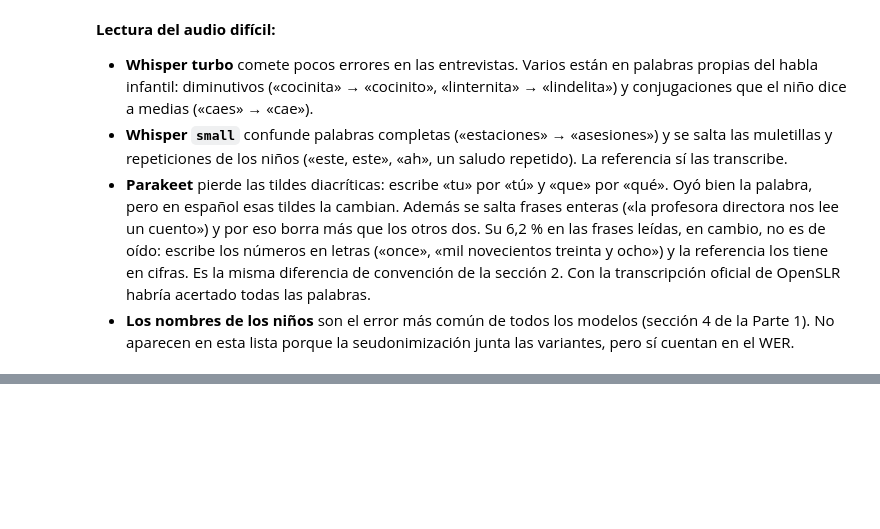
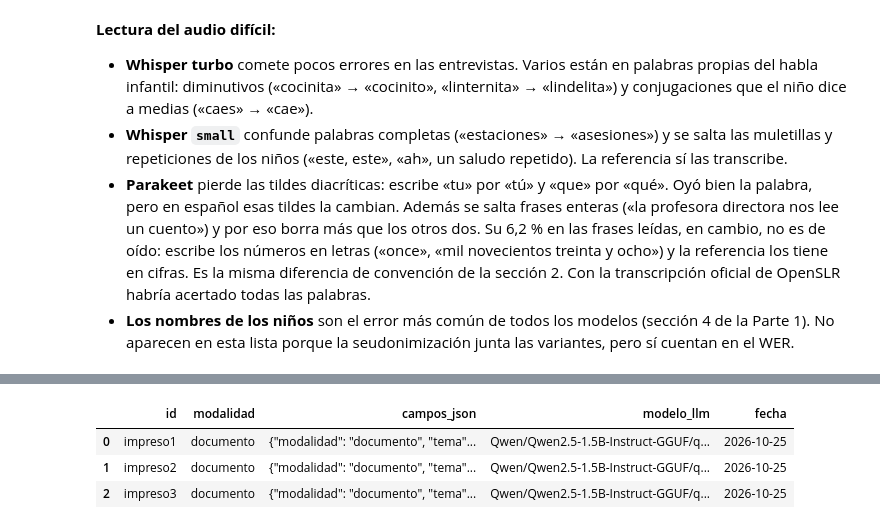
Before and after one commit to IvettexMamani/diplomado-python-2026, a Jupyter notebook: tarea_2/02_evaluacion.ipynb, the cells around one changed output, grey strips where cells are left out. Saved outputs shown, nothing was run; the diff lists cells and outputs as text; code cells hidden in the pictures; blank space fills up the shorter version.

```diff
--- a/tarea_2/02_evaluacion.ipynb
+++ b/tarea_2/02_evaluacion.ipynb
@@ -637,0 +655,87 @@ faster-whisper large-v3-turbo: 14 sustituciones, 13 borrados, 13 inserciones en
+# %%
+from huggingface_hub import hf_hub_download
+from llama_cpp import Llama
+
+REPO_LLM, ARCHIVO_LLM = "Qwen/Qwen2.5-1.5B-Instruct-GGUF", "qwen2.5-1.5b-instruct-q4_k_m.gguf"
+OPC_LLM = CONFIG["Qwen2.5-1.5B-Instruct"]["opciones"]
+LLM_DIR = RAW / "llm"
+CAMPOS = ["modalidad", "tema", "resumen", "emisor", "fecha", "monto", "citas_clave", "numero_hablantes"]
+o_null = lambda esquema: {"anyOf": [esquema, {"type": "null"}]}
+TEXTO = {"type": "string"}
+ESQUEMA = {
+    "documento": {"type": "object", "required": ["modalidad", "tema", "resumen", "emisor", "fecha", "monto"], "properties": {
+        "modalidad": {"enum": ["documento"]}, "tema": TEXTO, "resumen": TEXTO,
+        "emisor": o_null(TEXTO), "fecha": o_null(TEXTO), "monto": o_null(TEXTO)}},
+    "audio": {"type": "object", "required": ["modalidad", "tema", "resumen", "citas_clave", "numero_hablantes"], "properties": {
+        "modalidad": {"enum": ["audio"]}, "tema": TEXTO, "resumen": TEXTO,
+        "citas_clave": o_null({"type": "array", "items": TEXTO, "minItems": 1, "maxItems": 2}),
+        "numero_hablantes": o_null({"type": "integer"})}},
+}
+SISTEMA = "Eres un asistente que extrae información de textos en español y responde solo con JSON."
+INSTRUCCIONES = {
+    "documento": """Extrae campos del siguiente documento peruano. El texto viene de un OCR y puede tener errores.
+Devuelve solo un objeto JSON con estas claves:
+- "modalidad": "documento".
+- "tema": de qué trata, en una frase de 10 palabras como máximo.
+- "resumen": una o dos oraciones.
+- "emisor": la institución o persona que emite el documento, tal como aparece en el texto.
+- "fecha": la fecha del documento, tal como aparece en el texto.
+- "monto": un monto de dinero con su moneda, tal como aparece en el texto.
+Si "emisor", "fecha" o "monto" no aparecen en el texto, usa null. No inventes datos.""",
+    "audio": """Extrae campos de la siguiente transcripción automática de un audio en español, que puede tener errores.
+Las marcas [HABLANTE_1], [HABLANTE_2]… indican quién habla; si no hay marcas, habla una sola persona.
+Las marcas [PERSONA_01], [PERSONA_02]… reemplazan nombres reales: déjalas tal cual.
+Devuelve solo un objeto JSON con estas claves:
+- "modalidad": "audio".
+- "tema": de qué trata, en una frase de 10 palabras como máximo.
+- "resumen": una o dos oraciones.
+- "citas_clave": una lista con hasta 2 frases importantes, copiadas palabra por palabra de la transcripción.
+- "numero_hablantes": cuántos hablantes distintos hay según las marcas [HABLANTE_N] (1 si no hay marcas).
+Si no hay ninguna frase importante, "citas_clave" es null. No inventes datos.""",
+}
+entradas = ([("documento", i, t) for i, t in zip(docs["id"], docs["texto_ocr"])]
+            + [("audio", i, t) for i, t in zip(audios["id"], audios["texto_asr"])])
+
+LLM_DIR.mkdir(exist_ok=True)
+faltan = [e for e in entradas if not (LLM_DIR / f"{e[1]}.json").exists()]
+if faltan:
+    llm = Llama(model_path=hf_hub_download(REPO_LLM, ARCHIVO_LLM), n_ctx=OPC_LLM["n_ctx"], seed=OPC_LLM["seed"],
+                n_threads=min(8, os.cpu_count() or 4), verbose=False)
+    for modalidad, i, texto in faltan:
+        t0 = time.perf_counter()
+        r = llm.create_chat_completion(
+            messages=[{"role": "system", "content": SISTEMA},
+                      {"role": "user", "content": f"{INSTRUCCIONES[modalidad]}\n\nTEXTO:\n{texto[:OPC_LLM['max_caracteres_entrada']]}"}],
+            response_format={"type": "json_object", "schema": ESQUEMA[modalidad]},
+            temperature=OPC_LLM["temperature"], max_tokens=OPC_LLM["max_tokens"], seed=OPC_LLM["seed"])
+        (LLM_DIR / f"{i}.json").write_text(json.dumps({
+            "id": i, "modalidad": modalidad, "respuesta": r["choices"][0]["message"]["content"],
+            "fin": r["choices"][0]["finish_reason"], "tokens_entrada": r["usage"]["prompt_tokens"],
+            "tokens_salida": r["usage"]["completion_tokens"], "recortado": len(texto) > OPC_LLM["max_caracteres_entrada"],
+            "segundos": round(time.perf_counter() - t0, 1), "fecha": FECHA}, ensure_ascii=False), encoding="utf-8")
+    del llm
+    gc.collect()
+
+crudas = [json.loads((LLM_DIR / f"{i}.json").read_text(encoding="utf-8")) for _, i, _ in entradas]
+
+
+def leer_json(texto):
+    try:
+        return json.loads(texto)
+    except json.JSONDecodeError:
+        return None
+
+
+campos = {c["id"]: leer_json(c["respuesta"]) for c in crudas}
+extraccion = pd.DataFrame({
+    "id": [c["id"] for c in crudas], "modalidad": [c["modalidad"] for c in crudas],
+    "campos_json": [json.dumps({k: (campos[c["id"]] or {}).get(k) for k in CAMPOS}, ensure_ascii=False) for c in crudas],
+    "modelo_llm": f"{REPO_LLM}/{ARCHIVO_LLM}", "fecha": [c["fecha"] for c in crudas]})
+extraccion.to_csv(DATOS / "extraccion_llm.csv", index=False)
+tiempos = pd.DataFrame(crudas)
+print(f"extraccion_llm.csv: {extraccion.shape} · JSON válidos: {sum(v is not None for v in campos.values())}/{len(campos)} · "
+      f"cortados por max_tokens: {(tiempos['fin'] == 'length').sum()} · entradas recortadas: {tiempos['recortado'].sum()}")
+print(f"Tiempo: {tiempos['segundos'].sum() / 60:.1f} min en total, mediana {tiempos['segundos'].median():.0f} s por archivo "
+      f"({tiempos['tokens_entrada'].median():.0f} tokens de entrada)")
+extraccion.head(3)
+# %% [output]
@@ -637,0 +744,4 @@ faster-whisper large-v3-turbo: 14 sustituciones, 13 borrados, 13 inserciones en
+|  | id | modalidad | campos_json | modelo_llm | fecha |
+| 0 | impreso1 | documento | {"modalidad": "documento", "tema"... | Qwen/Qwen2.5-1.5B-Instruct-GGUF/q... | 2026-10-25 |
+| 1 | impreso2 | documento | {"modalidad": "documento", "tema"... | Qwen/Qwen2.5-1.5B-Instruct-GGUF/q... | 2026-10-25 |
+| 2 | impreso3 | documento | {"modalidad": "documento", "tema"... | Qwen/Qwen2.5-1.5B-Instruct-GGUF/q... | 2026-10-25 |
```
Also changed, not shown: parts of 5 cells of this notebook, 1 other file.
